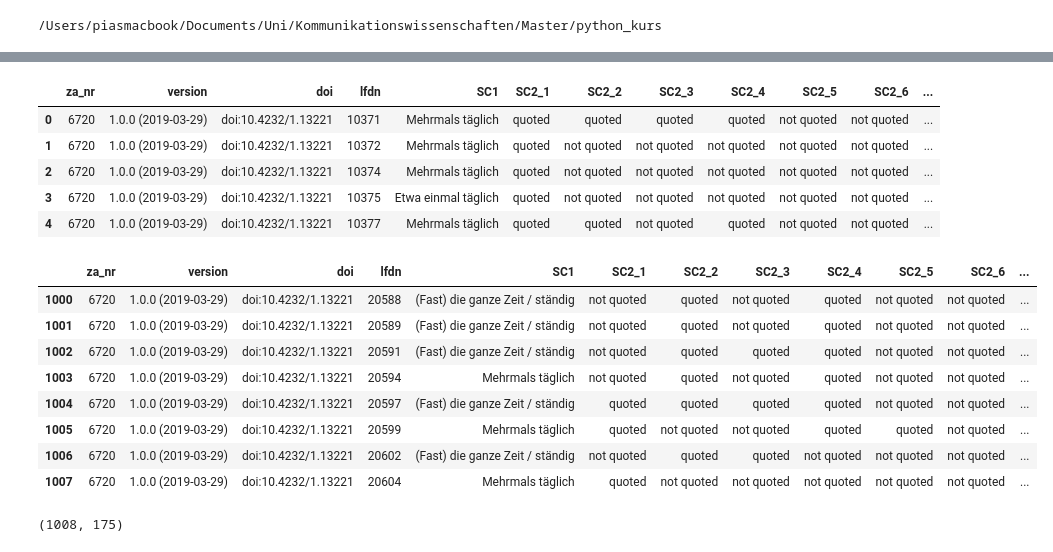
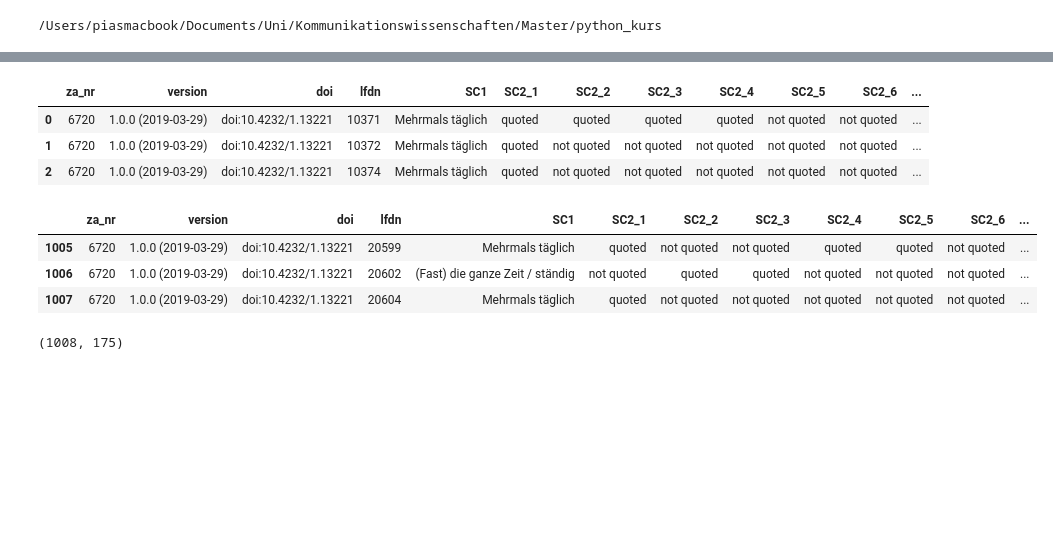
Before and after one commit to lara-polat/python_kurs, a Jupyter notebook: Project_Datenbereinigung.ipynb, the cells around one changed output, grey strips where cells are left out. Drawn from its saved outputs; the diff is of its cells as text; code cells hidden in the pictures; blank space fills up the shorter version.

```diff
--- a/Project_Datenbereinigung.ipynb
+++ b/Project_Datenbereinigung.ipynb
@@ -24,23 +14,16 @@ df_intensiv.head(5)
 # %%
 pd.set_option('display.max_columns', None)  # zeigt alle Spalten
 # pd.set_option('display.expand_frame_repr', False)
-df_intensiv.head(5)
+df_intensiv.head(3)
 # %% [output]
 |  | za_nr | version | doi | lfdn | SC1 | SC2_1 | SC2_2 | SC2_3 | SC2_4 | SC2_5 | SC2_6 | ... |
 | 0 | 6720 | 1.0.0 (2019-03-29) | doi:10.4232/1.13221 | 10371 | Mehrmals täglich | quoted | quoted | quoted | quoted | not quoted | not quoted | ... |
 | 1 | 6720 | 1.0.0 (2019-03-29) | doi:10.4232/1.13221 | 10372 | Mehrmals täglich | quoted | not quoted | not quoted | not quoted | not quoted | not quoted | ... |
 | 2 | 6720 | 1.0.0 (2019-03-29) | doi:10.4232/1.13221 | 10374 | Mehrmals täglich | quoted | not quoted | not quoted | not quoted | not quoted | not quoted | ... |
-| 3 | 6720 | 1.0.0 (2019-03-29) | doi:10.4232/1.13221 | 10375 | Etwa einmal täglich | quoted | not quoted | not quoted | not quoted | not quoted | not quoted | ... |
-| 4 | 6720 | 1.0.0 (2019-03-29) | doi:10.4232/1.13221 | 10377 | Mehrmals täglich | quoted | quoted | not quoted | quoted | not quoted | not quoted | ... |
 # %%
-df_intensiv.tail(8) #letzten Zeilen eines Datensatzes
+df_intensiv.tail(3) #letzten Zeilen eines Datensatzes
 # %% [output]
 |  | za_nr | version | doi | lfdn | SC1 | SC2_1 | SC2_2 | SC2_3 | SC2_4 | SC2_5 | SC2_6 | ... |
-| 1000 | 6720 | 1.0.0 (2019-03-29) | doi:10.4232/1.13221 | 20588 | (Fast) die ganze Zeit / ständig | not quoted | quoted | not quoted | quoted | not quoted | not quoted | ... |
-| 1001 | 6720 | 1.0.0 (2019-03-29) | doi:10.4232/1.13221 | 20589 | (Fast) die ganze Zeit / ständig | not quoted | quoted | not quoted | quoted | not quoted | not quoted | ... |
-| 1002 | 6720 | 1.0.0 (2019-03-29) | doi:10.4232/1.13221 | 20591 | (Fast) die ganze Zeit / ständig | not quoted | quoted | quoted | quoted | not quoted | not quoted | ... |
-| 1003 | 6720 | 1.0.0 (2019-03-29) | doi:10.4232/1.13221 | 20594 | Mehrmals täglich | not quoted | quoted | not quoted | quoted | not quoted | not quoted | ... |
-| 1004 | 6720 | 1.0.0 (2019-03-29) | doi:10.4232/1.13221 | 20597 | (Fast) die ganze Zeit / ständig | quoted | quoted | quoted | quoted | not quoted | not quoted | ... |
 | 1005 | 6720 | 1.0.0 (2019-03-29) | doi:10.4232/1.13221 | 20599 | Mehrmals täglich | quoted | not quoted | not quoted | quoted | quoted | not quoted | ... |
 | 1006 | 6720 | 1.0.0 (2019-03-29) | doi:10.4232/1.13221 | 20602 | (Fast) die ganze Zeit / ständig | not quoted | quoted | quoted | not quoted | not quoted | not quoted | ... |
 | 1007 | 6720 | 1.0.0 (2019-03-29) | doi:10.4232/1.13221 | 20604 | Mehrmals täglich | quoted | not quoted | not quoted | not quoted | not quoted | not quoted | ... |
```
Also changed, not shown: parts of 32 cells of this notebook.
